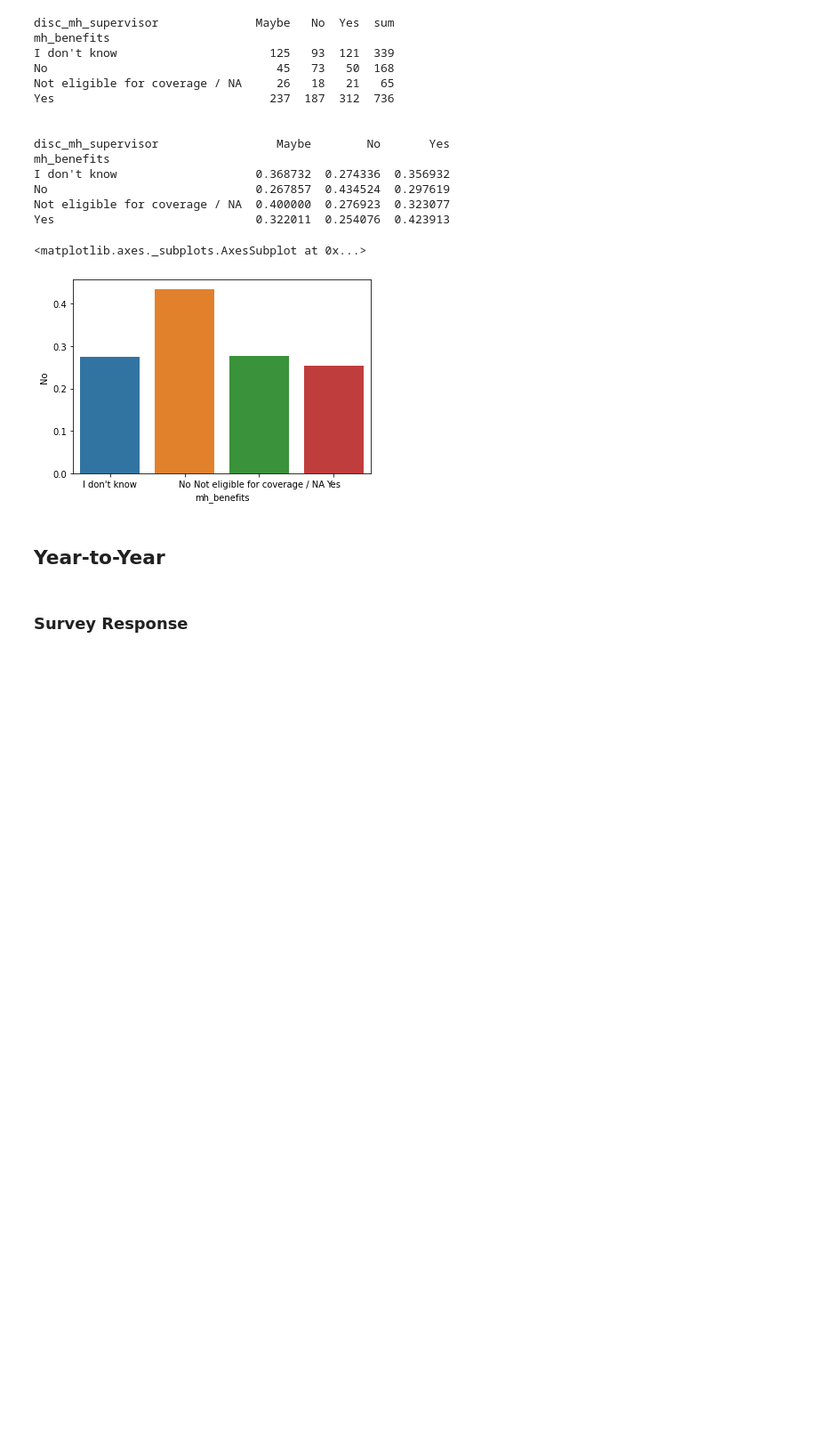
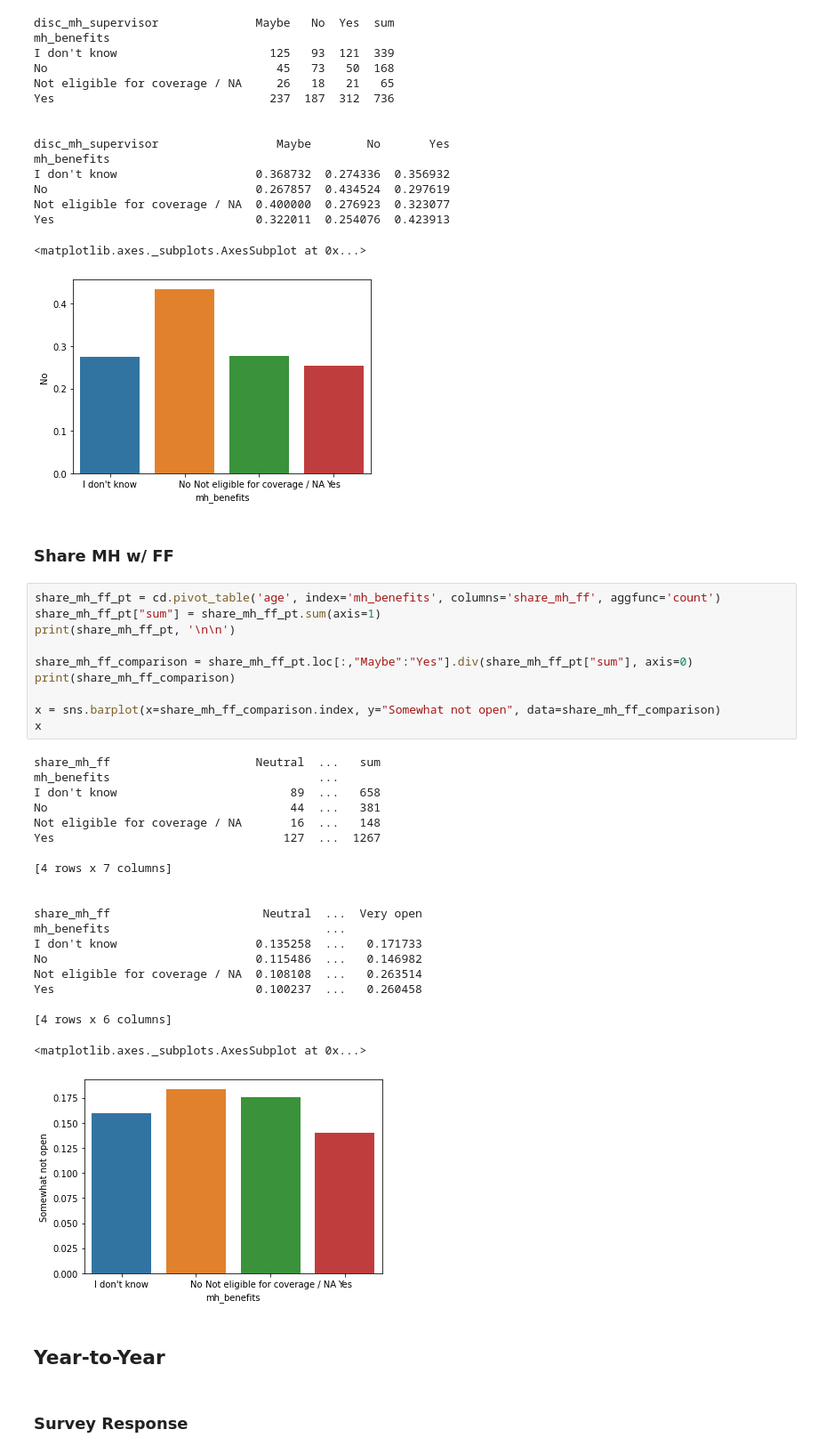
Before and after one commit to alexisbianco0919/compsci216-project, a Jupyter notebook: mh_benefits_analysis.ipynb, the cells around one changed output. Shown at 89% size. Saved outputs shown, nothing was run; the diff lists cells and outputs as text; blank space fills up the shorter version.

Commit message:
compared share_mh_ff

```diff
--- a/mh_benefits_analysis.ipynb
+++ b/mh_benefits_analysis.ipynb
@@ -275,6 +277,39 @@ Not eligible for coverage / NA  0.400000  0.276923  0.323077
 Yes                             0.322011  0.254076  0.423913
 <matplotlib.axes._subplots.AxesSubplot at 0x...>
 [figure]
+# %% [markdown]
+### Share MH w/ FF
+# %%
+share_mh_ff_pt = cd.pivot_table('age', index='mh_benefits', columns='share_mh_ff', aggfunc='count')
+share_mh_ff_pt["sum"] = share_mh_ff_pt.sum(axis=1)
+print(share_mh_ff_pt, '\n\n')
+
+share_mh_ff_comparison = share_mh_ff_pt.loc[:,"Maybe":"Yes"].div(share_mh_ff_pt["sum"], axis=0)
+print(share_mh_ff_comparison)
+
+x = sns.barplot(x=share_mh_ff_comparison.index, y="Somewhat not open", data=share_mh_ff_comparison)
+x
+# %% [output]
+share_mh_ff                     Neutral  ...   sum
+mh_benefits                              ...
+I don't know                         89  ...   658
+No                                   44  ...   381
+Not eligible for coverage / NA       16  ...   148
+Yes                                 127  ...  1267
+
+[4 rows x 7 columns]
+
+
+share_mh_ff                      Neutral  ...  Very open
+mh_benefits                               ...
+I don't know                    0.135258  ...   0.171733
+No                              0.115486  ...   0.146982
+Not eligible for coverage / NA  0.108108  ...   0.263514
+Yes                             0.100237  ...   0.260458
+
+[4 rows x 6 columns]
+<matplotlib.axes._subplots.AxesSubplot at 0x...>
+[figure, added]
 # %% [markdown]
 ## Year-to-Year
 # %% [markdown]
```
Also changed, not shown: parts of 1 cell of this notebook.
